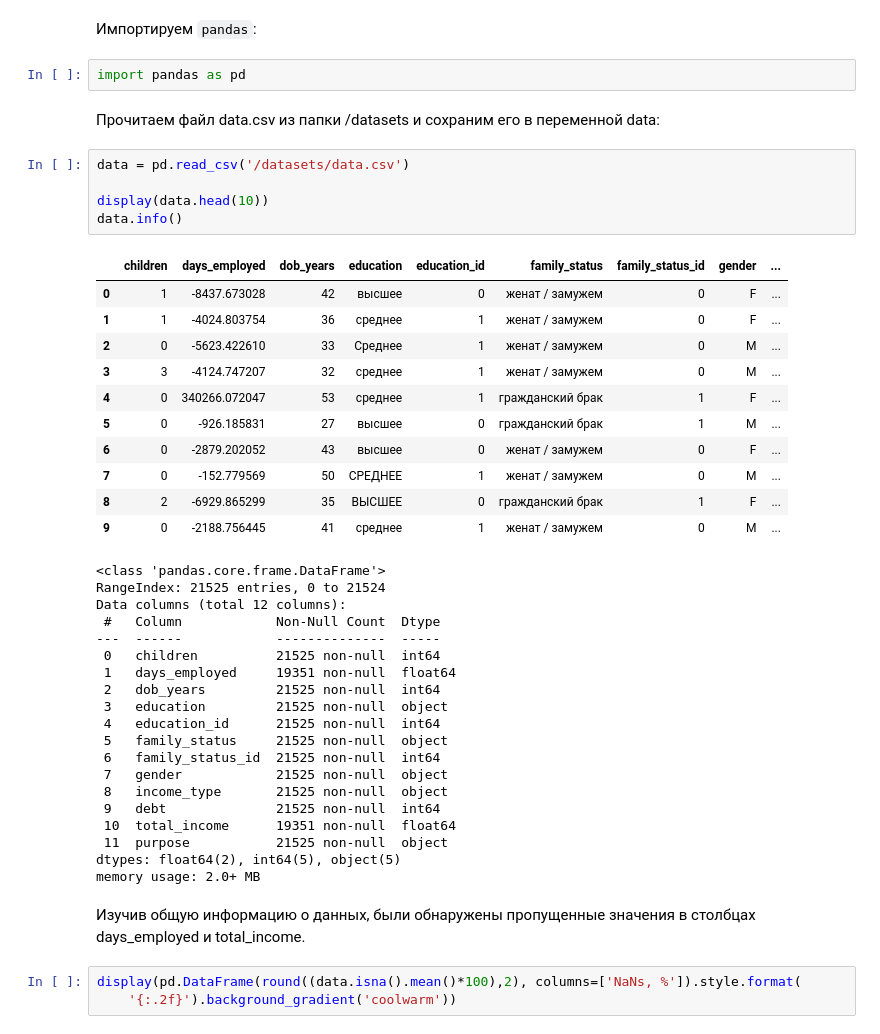
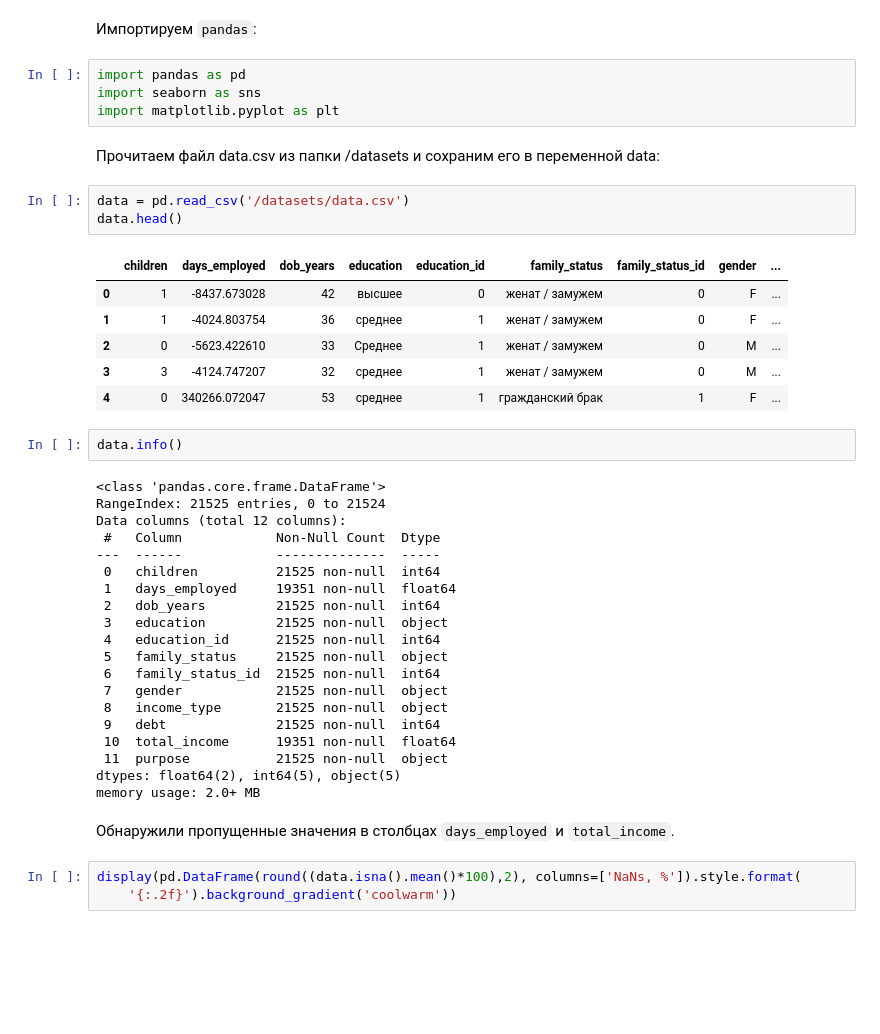
Before and after one commit to AnnaSledneva/Practicum_Projects, a Jupyter notebook: 2) Анализ банковских данных/Анализ банковских данных.ipynb, the cells around one changed output. Drawn from its saved outputs; the diff is of its cells as text; blank space fills up the shorter version.

```diff
--- a/2) Анализ банковских данных/Анализ банковских данных.ipynb
+++ b/2) Анализ банковских данных/Анализ банковских данных.ipynb
@@ -68,46 +68,44 @@
 Импортируем `pandas`:
 # %%
 import pandas as pd
+import seaborn as sns
+import matplotlib.pyplot as plt
 # %% [markdown]
 Прочитаем файл data.csv из папки /datasets и сохраним его в переменной data:
 # %%
 data = pd.read_csv('/datasets/data.csv')
-
-display(data.head(10))
-data.info()
+data.head()
 # %% [output]
 |  | children | days_employed | dob_years | education | education_id | family_status | family_status_id | gender | ... |
 | 0 | 1 | -8437.673028 | 42 | высшее | 0 | женат / замужем | 0 | F | ... |
 | 1 | 1 | -4024.803754 | 36 | среднее | 1 | женат / замужем | 0 | F | ... |
 | 2 | 0 | -5623.422610 | 33 | Среднее | 1 | женат / замужем | 0 | M | ... |
 | 3 | 3 | -4124.747207 | 32 | среднее | 1 | женат / замужем | 0 | M | ... |
 | 4 | 0 | 340266.072047 | 53 | среднее | 1 | гражданский брак | 1 | F | ... |
-| 5 | 0 | -926.185831 | 27 | высшее | 0 | гражданский брак | 1 | M | ... |
-| 6 | 0 | -2879.202052 | 43 | высшее | 0 | женат / замужем | 0 | F | ... |
-| 7 | 0 | -152.779569 | 50 | СРЕДНЕЕ | 1 | женат / замужем | 0 | M | ... |
-| 8 | 2 | -6929.865299 | 35 | ВЫСШЕЕ | 0 | гражданский брак | 1 | F | ... |
-| 9 | 0 | -2188.756445 | 41 | среднее | 1 | женат / замужем | 0 | M | ... |
-<class 'pandas.core.frame.DataFrame'>
-RangeIndex: 21525 entries, 0 to 21524
-Data columns (total 12 columns):
- #   Column            Non-Null Count  Dtype
----  ------            --------------  -----
- 0   children          21525 non-null  int64
- 1   days_employed     19351 non-null  float64
- 2   dob_years         21525 non-null  int64
- 3   education         21525 non-null  object
- 4   education_id      21525 non-null  int64
- 5   family_status     21525 non-null  object
- 6   family_status_id  21525 non-null  int64
- 7   gender            21525 non-null  object
- 8   income_type       21525 non-null  object
- 9   debt              21525 non-null  int64
- 10  total_income      19351 non-null  float64
- 11  purpose           21525 non-null  object
-dtypes: float64(2), int64(5), object(5)
-memory usage: 2.0+ MB
+# %%
+data.info()
+# %% [output]
+<class 'pandas.core.frame.DataFrame'>
+RangeIndex: 21525 entries, 0 to 21524
+Data columns (total 12 columns):
+ #   Column            Non-Null Count  Dtype
+---  ------            --------------  -----
+ 0   children          21525 non-null  int64
+ 1   days_employed     19351 non-null  float64
+ 2   dob_years         21525 non-null  int64
+ 3   education         21525 non-null  object
+ 4   education_id      21525 non-null  int64
+ 5   family_status     21525 non-null  object
+ 6   family_status_id  21525 non-null  int64
+ 7   gender            21525 non-null  object
+ 8   income_type       21525 non-null  object
+ 9   debt              21525 non-null  int64
+ 10  total_income      19351 non-null  float64
+ 11  purpose           21525 non-null  object
+dtypes: float64(2), int64(5), object(5)
+memory usage: 2.0+ MB
 # %% [markdown]
-Изучив общую информацию о данных, были обнаружены пропущенные значения в столбцах days_employed и total_income.
+Обнаружили пропущенные значения в столбцах `days_employed` и `total_income`.
 # %%
 display(pd.DataFrame(round((data.isna().mean()*100),2), columns=['NaNs, %']).style.format(
     '{:.2f}').background_gradient('coolwarm'))
```
Also changed, not shown: parts of 50 cells of this notebook.
